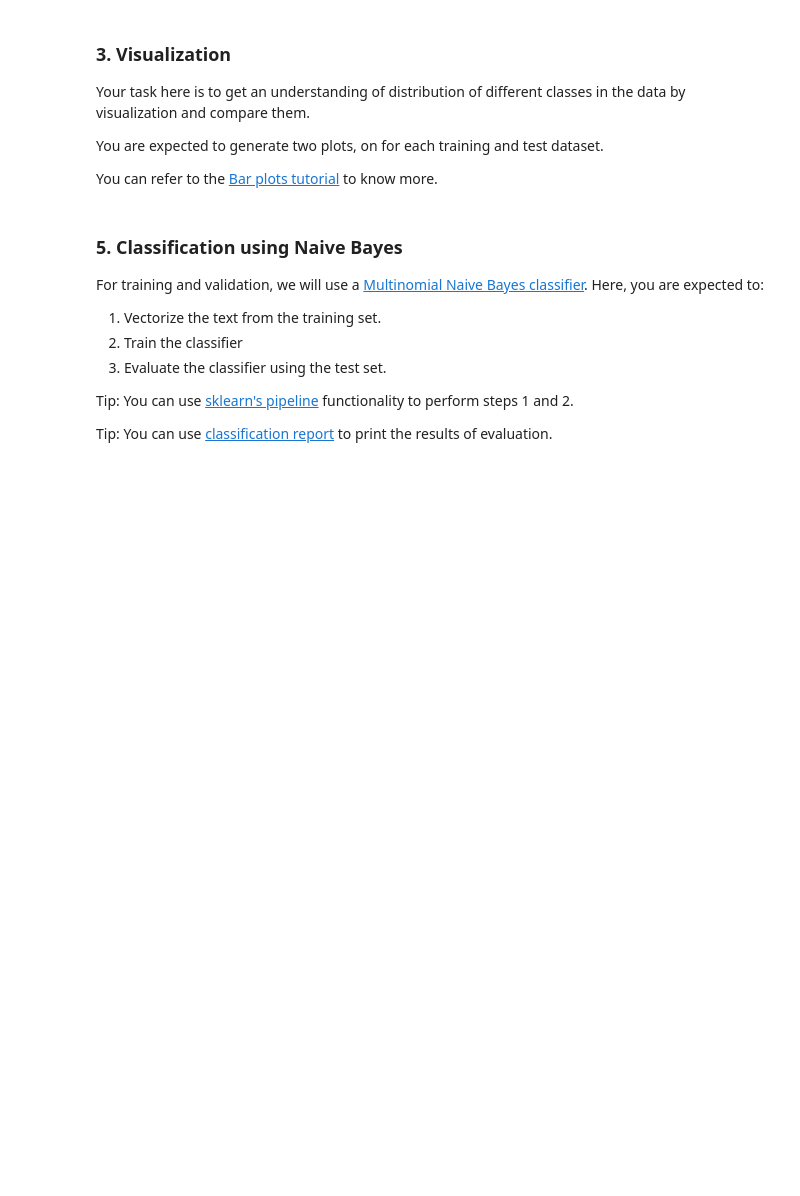
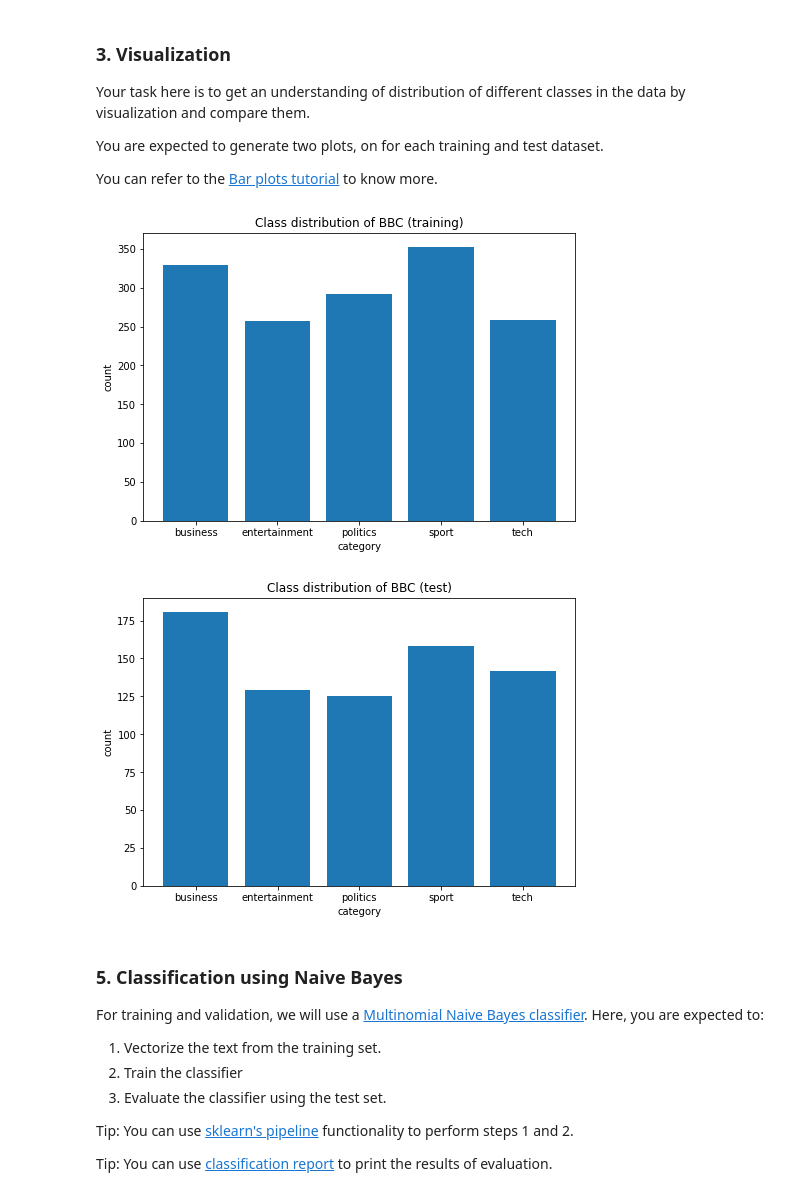
Before and after one commit to LudvigLundberg/NLP-lab2, a Jupyter notebook: Text_classification_final.ipynb, the cells around one changed output. Cells and saved outputs as stored; diff of their text form; code cells hidden in the pictures; blank space fills up the shorter version.

```diff
--- a/Text_classification_final.ipynb
+++ b/Text_classification_final.ipynb
@@ -27,5 +27,5 @@ warnings.filterwarnings("ignore")
 # %%
 # Note: The filepath has been specified considerning that the notebook is run using google colab.
 
-bbc = pd.read_csv(filepath_or_buffer='/content/bbc_text.csv', delimiter = ',')
-bbc.head()
+bbc = pd.read_csv(filepath_or_buffer='bbc_text.csv', delimiter = ',')
+bbc.head(), bbc
@@ -33,4 +54,6 @@ bbc.head()
 from sklearn.model_selection import train_test_split
 
 ## To do: Replace the ??? with code to split the dataset into train and test set
-training_bbc, test_bbc = ???
+training_bbc, test_bbc = train_test_split(bbc, test_size=0.33, random_state=42)
+
+training_bbc, test_bbc,
@@ -49,3 +86,25 @@ import matplotlib.pyplot as plt
+# %%
+import matplotlib.pyplot as plt
+
+# To do: add the code below to plot the Distribution of classes in both the datasets.
+def plotDistributionBar(df: pd.DataFrame, setName):
+    grouped = df.groupby('category')
+    counted = grouped.count().reset_index()
+
+    fig = plt.figure()
+    ax = fig.add_axes([0,0,1,1])
+    ax.set_ylabel('count')
+    ax.set_xlabel('category')
+    ax.set_title("Class distribution of {}".format(setName))
+    ax.bar(counted['category'], counted['text'])
+
+    fig.show()
+
+plotDistributionBar(training_bbc, "BBC (training)")
+plotDistributionBar(test_bbc, "BBC (test)")
+# %% [output]
+[figure, added]
+[figure, added]
 # %% [markdown]
 ### 5. Classification using Naive Bayes
 
```
Also changed, not shown: parts of 8 cells of this notebook.
